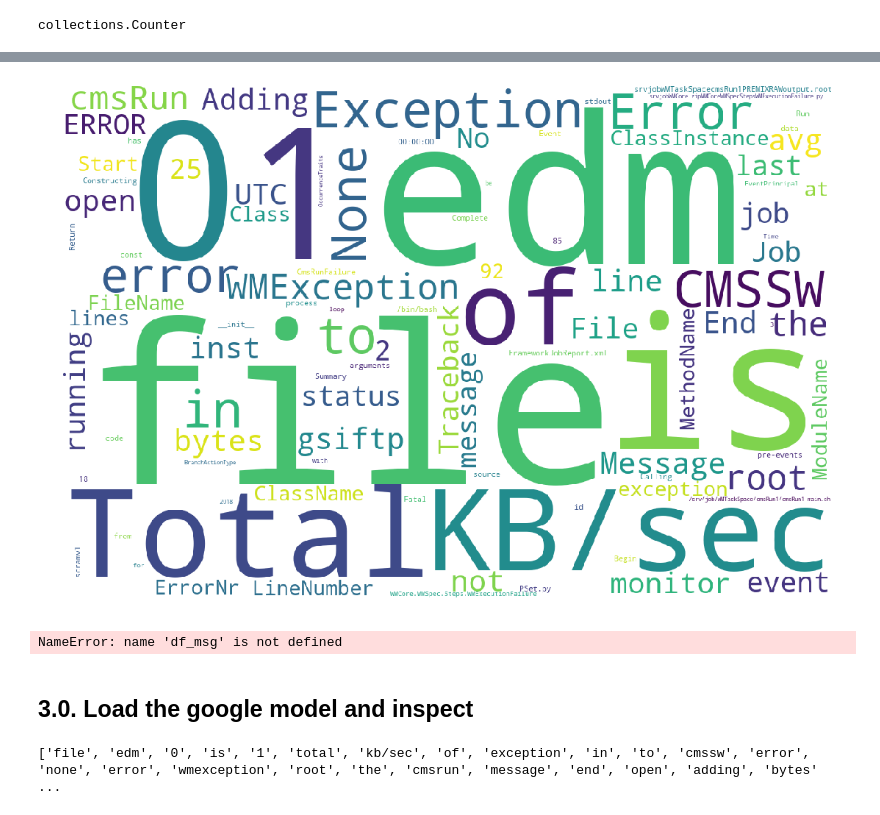
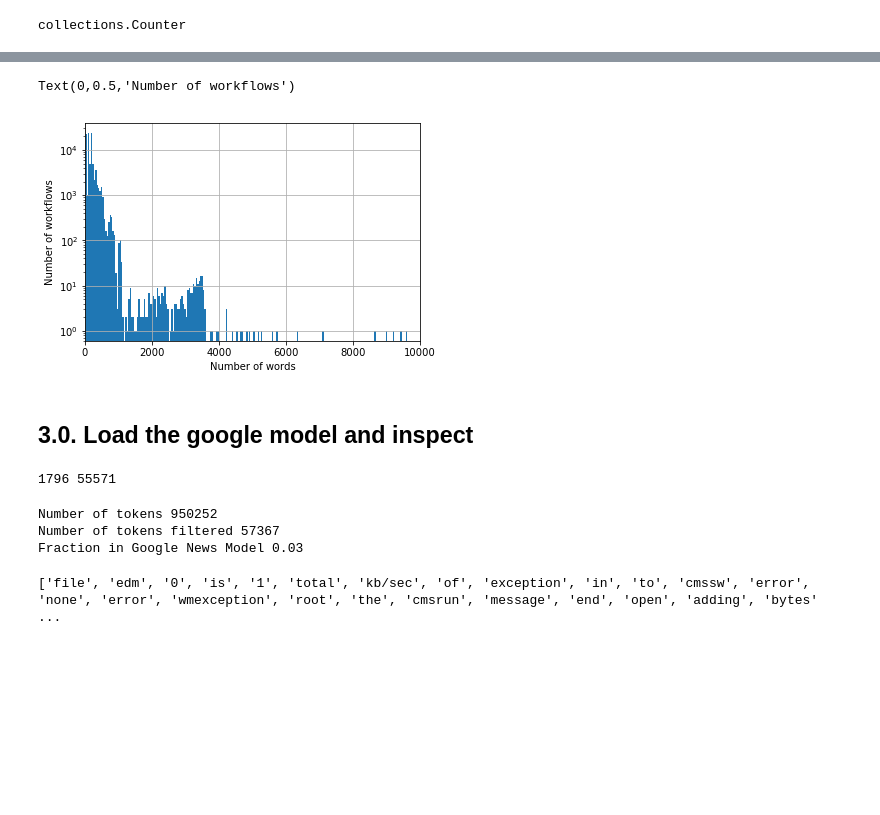
Before and after one commit to llayer/AIErrorLogAnalysis, a Jupyter notebook: spark/train_word2vec.ipynb, the cells around one changed output, grey strips where cells are left out. Saved outputs shown, nothing was run; the diff lists cells and outputs as text; code cells hidden in the pictures; blank space fills up the shorter version.

```diff
--- a/spark/train_word2vec.ipynb
+++ b/spark/train_word2vec.ipynb
@@ -168,26 +161,40 @@ plt.savefig('wordcloud.png', facecolor='k', bbox_inches='tight')
-# %%
-# plot the WordCloud image
-plt.figure( figsize=(20,10) )
-plt.imshow(wc)
-plt.axis("off")
-plt.tight_layout(pad = 0)
-
-plt.show()
-# %% [output]
-[figure, removed]
 # %%
+import matplotlib.pyplot as plt
 ax = df_msg['tokenized_text_filtered'].apply(lambda x: len(x)).hist(bins = 1000)
 plt.xlim([0,10000])
 ax.set_yscale('log')
 ax.set_xlabel('Number of words')
+ax.set_ylabel('Number of workflows')
 # %% [output]
-NameError: name 'df_msg' is not defined
+Text(0,0.5,'Number of workflows')
+[figure, added]
 # %% [markdown]
 ## 3.0. Load the google model and inspect
 # %%
 from gensim.models import KeyedVectors
 # %%
 model = KeyedVectors.load_word2vec_format('..//..//GoogleNews-vectors-negative300.bin', binary=True)
+# %%
+words_in = 0
+words_out = 0
+for w in list(str_frequencies_filtered['word']):
+    if w not in model:
+        words_out += 1
+        #print w
+    else:
+        words_in += 1
+print words_in, words_out
+# %% [output]
+1796 55571
+# %%
+# Number of tokens:
+print 'Number of tokens', len(list(str_frequencies['word']))
+print 'Number of tokens filtered', len(list(str_frequencies_filtered['word']))
+print 'Fraction in Google News Model', "%.2f" % (float(words_in) / float(words_in + words_out))
+# %% [output]
+Number of tokens 950252
+Number of tokens filtered 57367
+Fraction in Google News Model 0.03
 # %%
 words_in = 0
 words_out = 0
```
Also changed, not shown: parts of 15 cells of this notebook, 1 other file.
